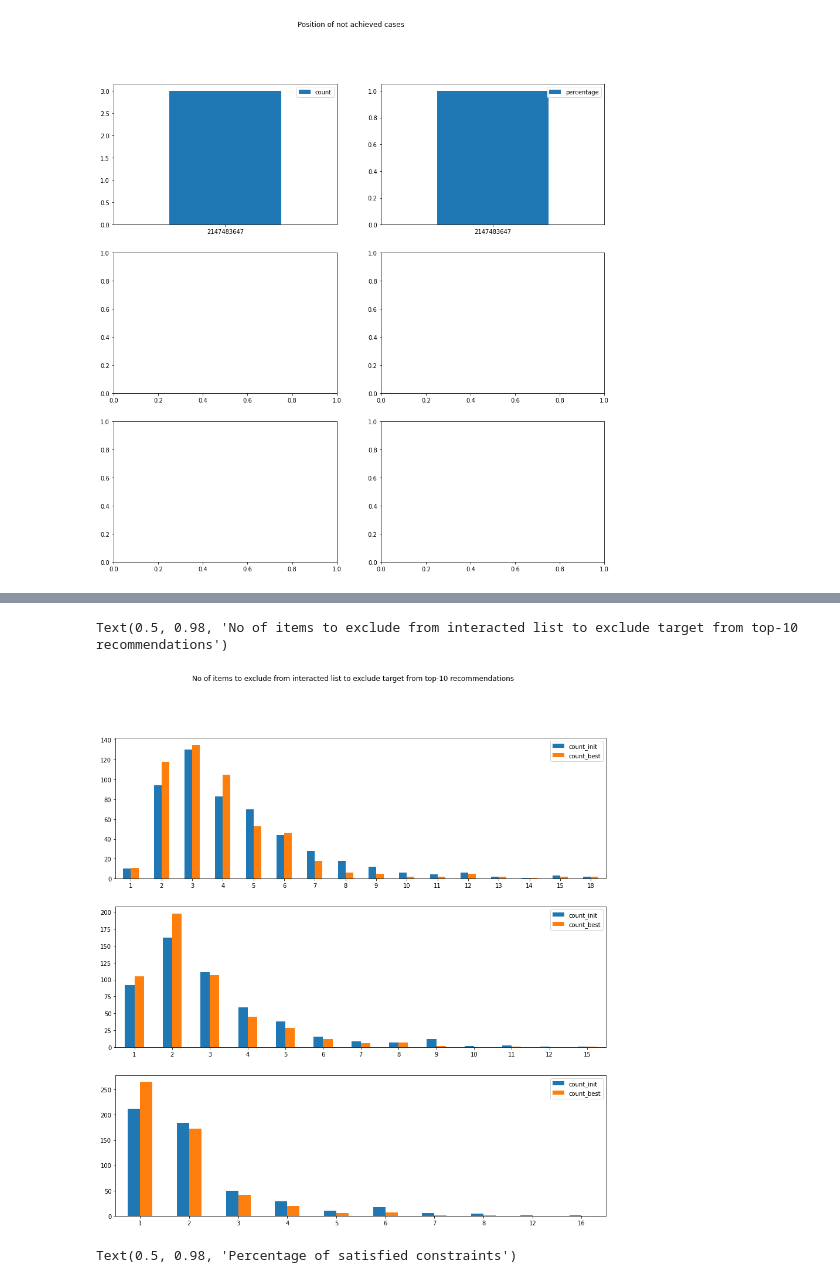
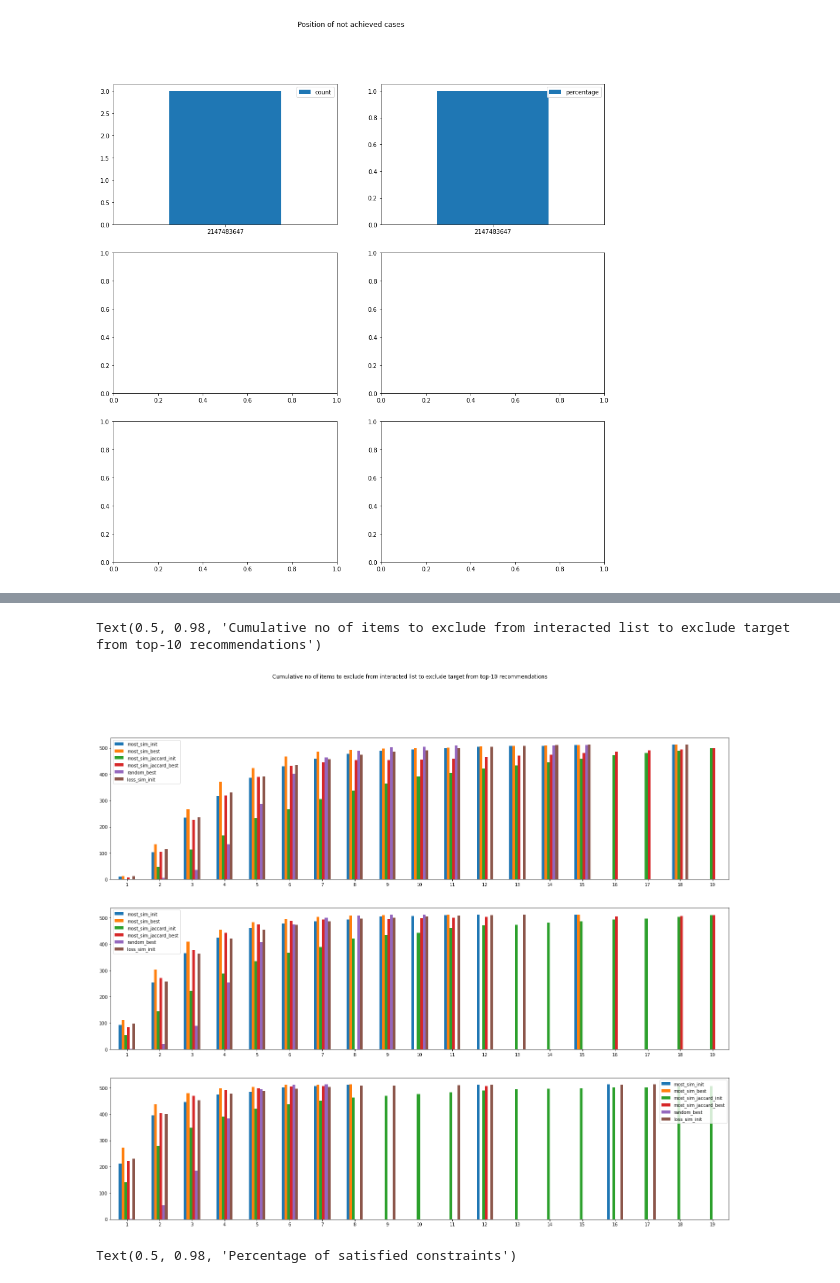
Before and after one commit to xuyou1999/CFExplainability, a Jupyter notebook: notebooks/budget_strategies.ipynb, the cells around one changed output, grey strips where cells are left out. Cells and saved outputs as stored; diff of their text form; code cells hidden in the pictures.

```diff
--- a/notebooks/budget_strategies.ipynb
+++ b/notebooks/budget_strategies.ipynb
@@ -380,3 +538,43 @@ most_sim_cfs = _find_cfs(test, pooling_model, [3, 5, 7], no_users=500, backend='
+# %%
+fig, axs = plt.subplots(3, 1, figsize=(25, 20))
+
+df = pd.DataFrame.from_dict({
+    'most_sim_init': cnt[3][0],
+    'most_sim_best': cnt[3][1],
+    'most_sim_jaccard_init': cnt[3][2],
+    'most_sim_jaccard_best': cnt[3][3],
+    'random_best': cnt[3][5],
+#     'random_best': rcnt[3],
+    'loss_sim_init': cnt[3][6]
+}, orient='columns')
+df.sort_index().cumsum().plot.bar(ax=axs[0], rot=0)
+
+df = pd.DataFrame.from_dict({
+    'most_sim_init': cnt[5][0],
+    'most_sim_best': cnt[5][1],
+    'most_sim_jaccard_init': cnt[5][2],
+    'most_sim_jaccard_best': cnt[5][3],
+    'random_best': cnt[5][5],
+#     'random_best': rcnt[5],
+    'loss_sim_init': cnt[5][6]
+}, orient='columns')
+df.sort_index().cumsum().plot.bar(ax=axs[1], rot=0)
+
+df = pd.DataFrame.from_dict({
+    'most_sim_init': cnt[7][0],
+    'most_sim_best': cnt[7][1],
+    'most_sim_jaccard_init': cnt[7][2],
+    'most_sim_jaccard_best': cnt[7][3],
+    'random_best': cnt[7][5],
+#     'random_best': rcnt[7],
+    'loss_sim_init': cnt[7][6]
+}, orient='columns')
+df.sort_index().cumsum().plot.bar(ax=axs[2], rot=0)
+
+plt.suptitle('Cumulative no of items to exclude from interacted list to exclude target from top-10 recommendations')
+# %% [output]
+Text(0.5, 0.98, 'Cumulative no of items to exclude from interacted list to exclude target from top-10 recommendations')
+[figure, added]
 # %%
 from collections import Counter
 
@@ -404,25 +601,0 @@ for key, values in most_sim_cfs.items():
-# %%
-fig, axs = plt.subplots(3, 1, figsize=(15, 15))
-
-df = pd.DataFrame.from_dict({
-    'count_init': cnt[3][0],
-    'count_best': cnt[3][1],
-}, orient='columns')
-df.sort_index().plot.bar(y=['count_init', 'count_best'], ax=axs[0], rot=0)
-
-df = pd.DataFrame.from_dict({
-    'count_init': cnt[5][0],
-    'count_best': cnt[5][1],
-}, orient='columns')
-df.sort_index().plot.bar(y=['count_init', 'count_best'], ax=axs[1], rot=0)
-
-df = pd.DataFrame.from_dict({
-    'count_init': cnt[7][0],
-    'count_best': cnt[7][1],
-}, orient='columns')
-df.sort_index().plot.bar(y=['count_init', 'count_best'], ax=axs[2], rot=0)
-
-plt.suptitle('No of items to exclude from interacted list to exclude target from top-10 recommendations')
-# %% [output]
-Text(0.5, 0.98, 'No of items to exclude from interacted list to exclude target from top-10 recommendations')
-[figure, removed]
```
Also changed, not shown: parts of 24 cells of this notebook, 1 other file.
